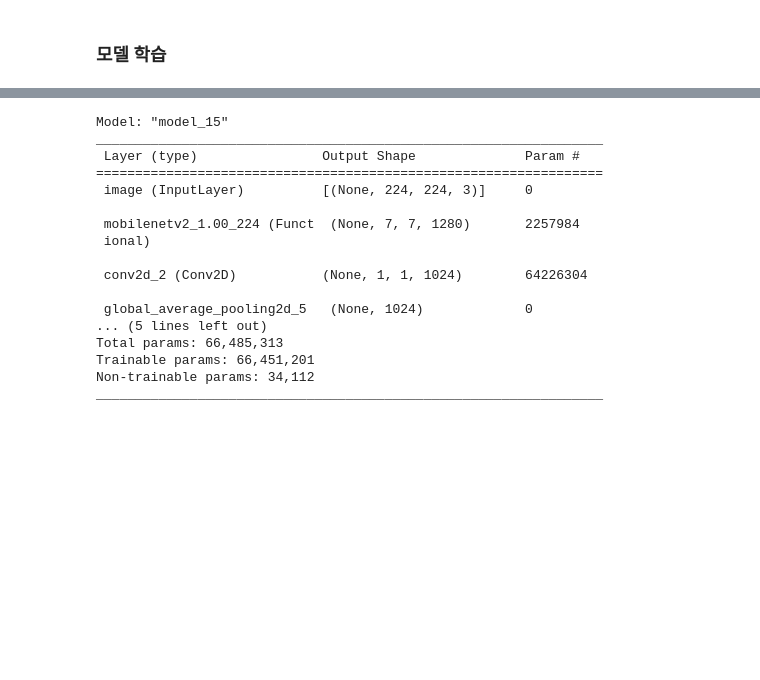
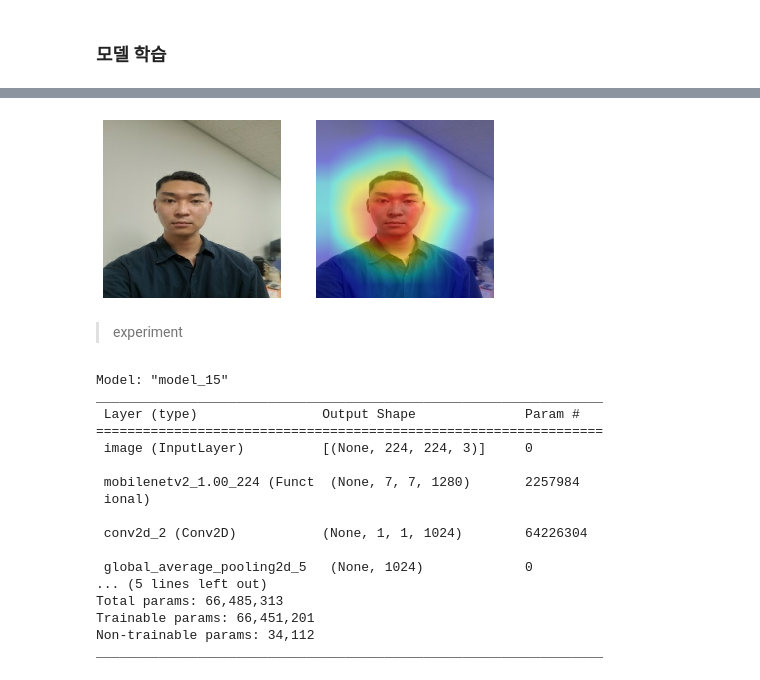
Before and after one commit to minimini-1/Facial-Expression-Recognition, a Jupyter notebook: modeling/moblienetV2_landmark_cam.ipynb, the cells around one changed output, grey strips where cells are left out. Cells and saved outputs as stored; diff of their text form; code cells hidden in the pictures; blank space fills up the shorter version.

Commit message:
add moblienetV2_landmark cam infer

```diff
--- a/modeling/moblienetV2_landmark_cam.ipynb
+++ b/modeling/moblienetV2_landmark_cam.ipynb
@@ -215,3 +205,52 @@ Validation Accuracy: 100.0
+# %%
+raw_example = next(iter(ds))
+# %%
+# iter = ds.make_one_shot_iterator()
+# el = iter.get_next()
+# with tf.Session() as sess:
+#     data, label = sess.run(el)
+import cv2
+idx=23
+data = raw_example[0]['image'][idx]
+data = np.expand_dims(data, 0)
+land_data = raw_example[0]['image_landmarks'][idx]
+land_data = np.expand_dims(land_data, 0)
+get_output = tf.keras.backend.function([model2.layers[0].input, model2.layers[2].input],
+                                       [model2.layers[3].output, model2.layers[7].output])
+[conv_outputs, predictions] = get_output([data, land_data])
+class_weights = model2.layers[7].get_weights()[0]
+
+output = []
+for num, idx in enumerate(np.argmax(predictions,axis=1)):
+    cam = tf.matmul(np.expand_dims(class_weights[:,idx],axis = 0),
+                    np.transpose(np.reshape(conv_outputs[num],(7*7,1024))))
+    cam = tf.keras.backend.eval(cam)
+    cam = np.reshape(cam,(7,7))
+    cam = (cam - np.min(cam))/(np.max(cam)-np.min(cam))
+    cam = np.expand_dims(np.uint8(255 * cam), axis=2)
+    cam = cv2.applyColorMap(cv2.resize(cam, (224, 224)), cv2.COLORMAP_JET)
+    # cv2 는 bgr 이므로 바꿔~!
+    cam = cv2.cvtColor(cam, cv2.COLOR_BGR2RGB)
+    output.append(cam)
+
+for idx, i in enumerate(output):
+    image = np.asarray(data[idx]*255)
+    result = image * 0.5 + i * 0.3
+    result -= np.min(result)
+    result /= np.max(result)
+    plt.figure(figsize = (7,7))
+    plt.subplot(1,2,1)
+    plt.imshow(data[idx])
+    plt.axis('off')
+    plt.subplot(1,2,2)
+    plt.imshow(result)
+    plt.axis('off')
+    # plt.title(label_key[np.argmax(predictions[idx])])
+    plt.show()
+# %% [output]
+[figure, added]
+# %% [markdown]
+> experiment
 # %%
 input = keras.layers.Input(shape=(224,224,3), name='image')
 x_image = moblienet(input)
```
Also changed, not shown: parts of 6 cells of this notebook.
